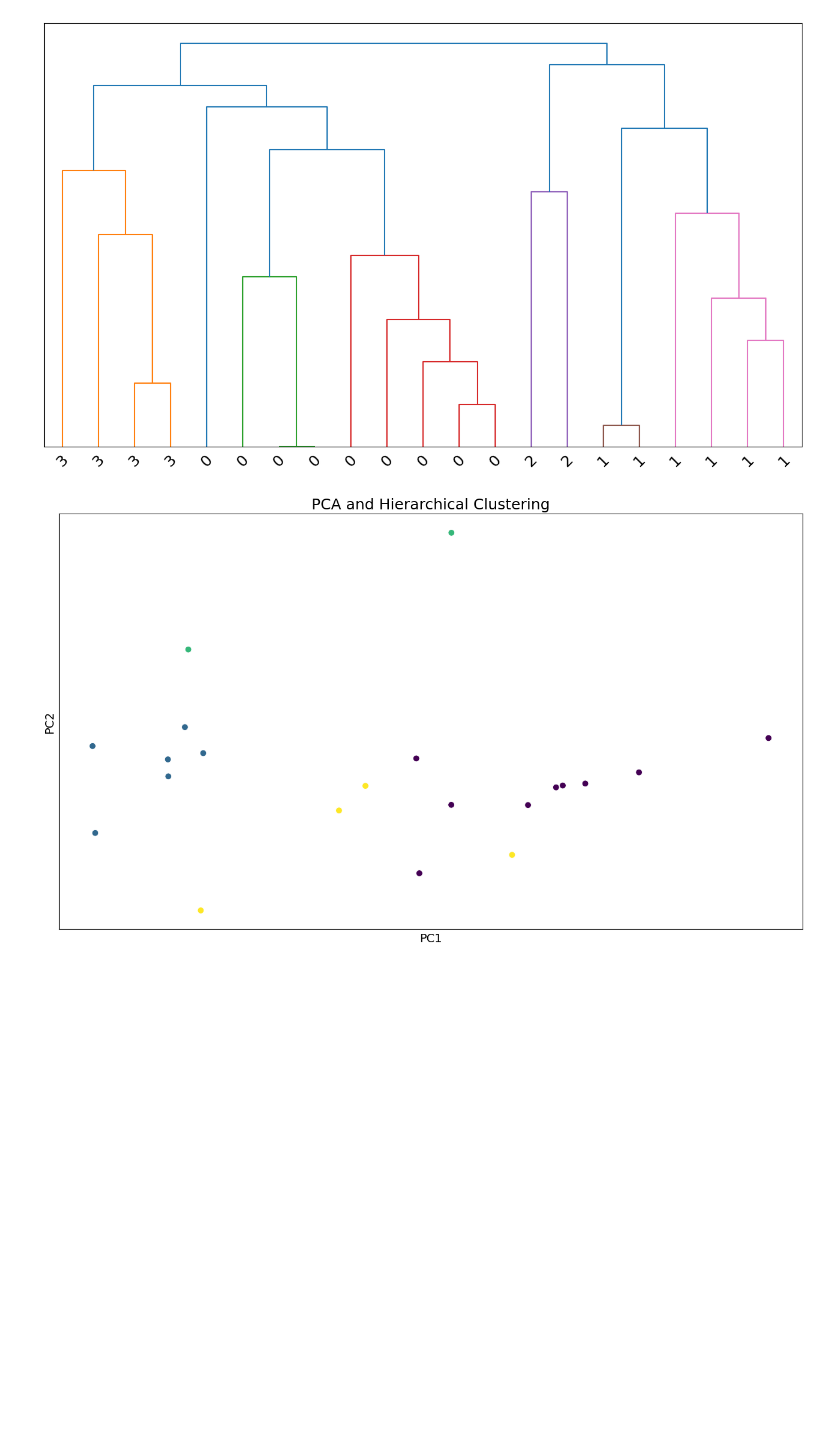
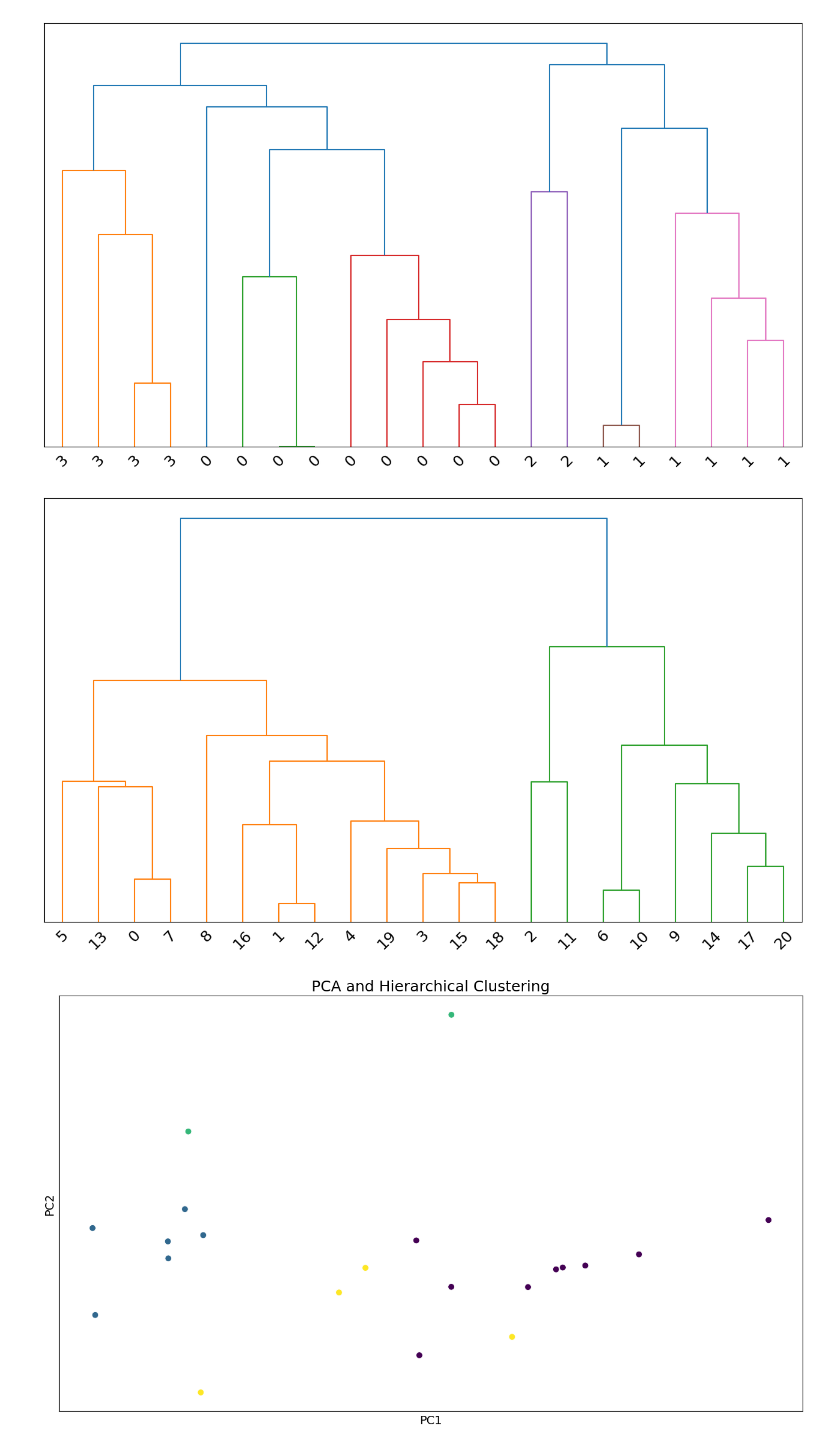
Before and after one commit to Stocastico/Evaluation_paper, a Jupyter notebook: data_analysis/Data_analysis_all.ipynb, the cells around one changed output. Saved outputs shown, nothing was run; the diff lists cells and outputs as text; code cells hidden in the pictures; blank space fills up the shorter version.

```diff
--- a/data_analysis/Data_analysis_all.ipynb
+++ b/data_analysis/Data_analysis_all.ipynb
@@ -1216,6 +1216,12 @@ aggl = AgglomerativeClustering(n_clusters=4).fit(principal_components)
 plot_dendrogram(aggl, labels=aggl.labels_)
 # %% [output]
 [figure]
+# %%
+Z = linkage(principal_components, 'ward')
+dendrogram(Z)
+plt.tick_params(top=False, bottom=False, left=False, right=False, labelleft=False, labelbottom=True, labelsize=18)
+# %% [output]
+[figure, added]
 # %%
 df_p = pd.DataFrame({'x':principal_components[:, 0]* scalex, 'y':principal_components[:, 1]* scaley})
 sns.scatterplot(data=df_p, x='x', y='y', c=aggl.labels_, s=60)
```
Also changed, not shown: parts of 4 cells of this notebook, 5 other files.
